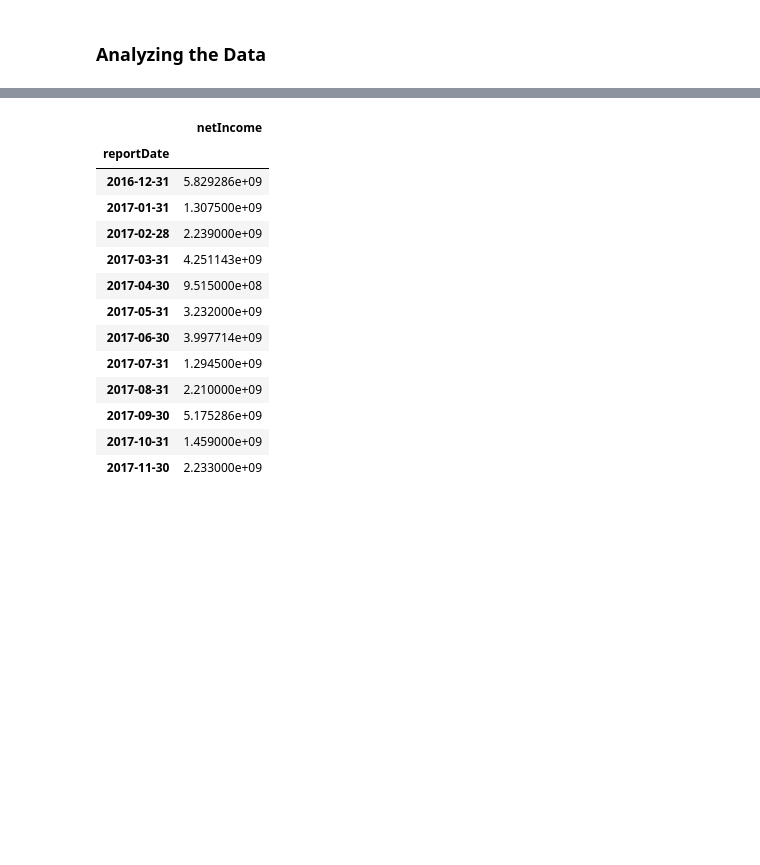
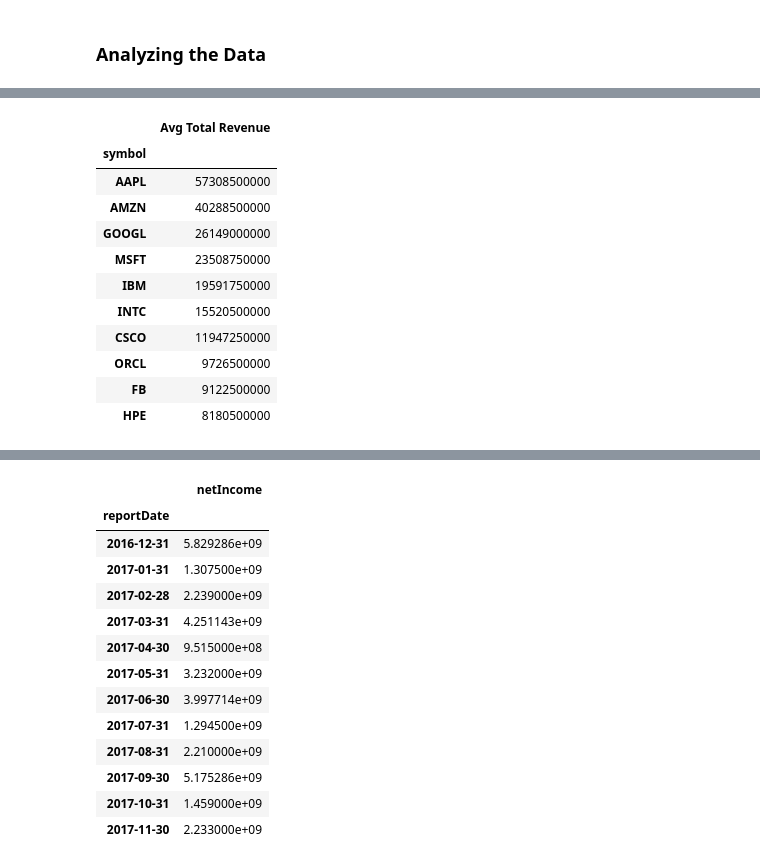
Before and after one commit to erikgregorywebb/machine-learning, a Jupyter notebook: Homework-1.ipynb, the cells around one changed output, grey strips where cells are left out. Saved outputs shown, nothing was run; the diff lists cells and outputs as text; code cells hidden in the pictures; blank space fills up the shorter version.

```diff
--- a/Homework-1.ipynb
+++ b/Homework-1.ipynb
@@ -261,0 +134,17 @@ memory usage: 6.6+ KB
+# %%
+fin_pivot_table_tr = pd.pivot_table(fin_df, values = 'totalRevenue', index = ['symbol'], aggfunc = np.mean)
+fin_pivot_table_tr = fin_pivot_table_tr.rename(index=str, columns={"totalRevenue": "Avg Total Revenue"})
+fin_pivot_table_tr.sort_values(by = ['Avg Total Revenue'], ascending = False)
+# %% [output]
+|  | Avg Total Revenue |
+| symbol |  |
+| AAPL | 57308500000 |
+| AMZN | 40288500000 |
+| GOOGL | 26149000000 |
+| MSFT | 23508750000 |
+| IBM | 19591750000 |
+| INTC | 15520500000 |
+| CSCO | 11947250000 |
+| ORCL | 9726500000 |
+| FB | 9122500000 |
+| HPE | 8180500000 |
```
Also changed, not shown: parts of 37 cells of this notebook.
